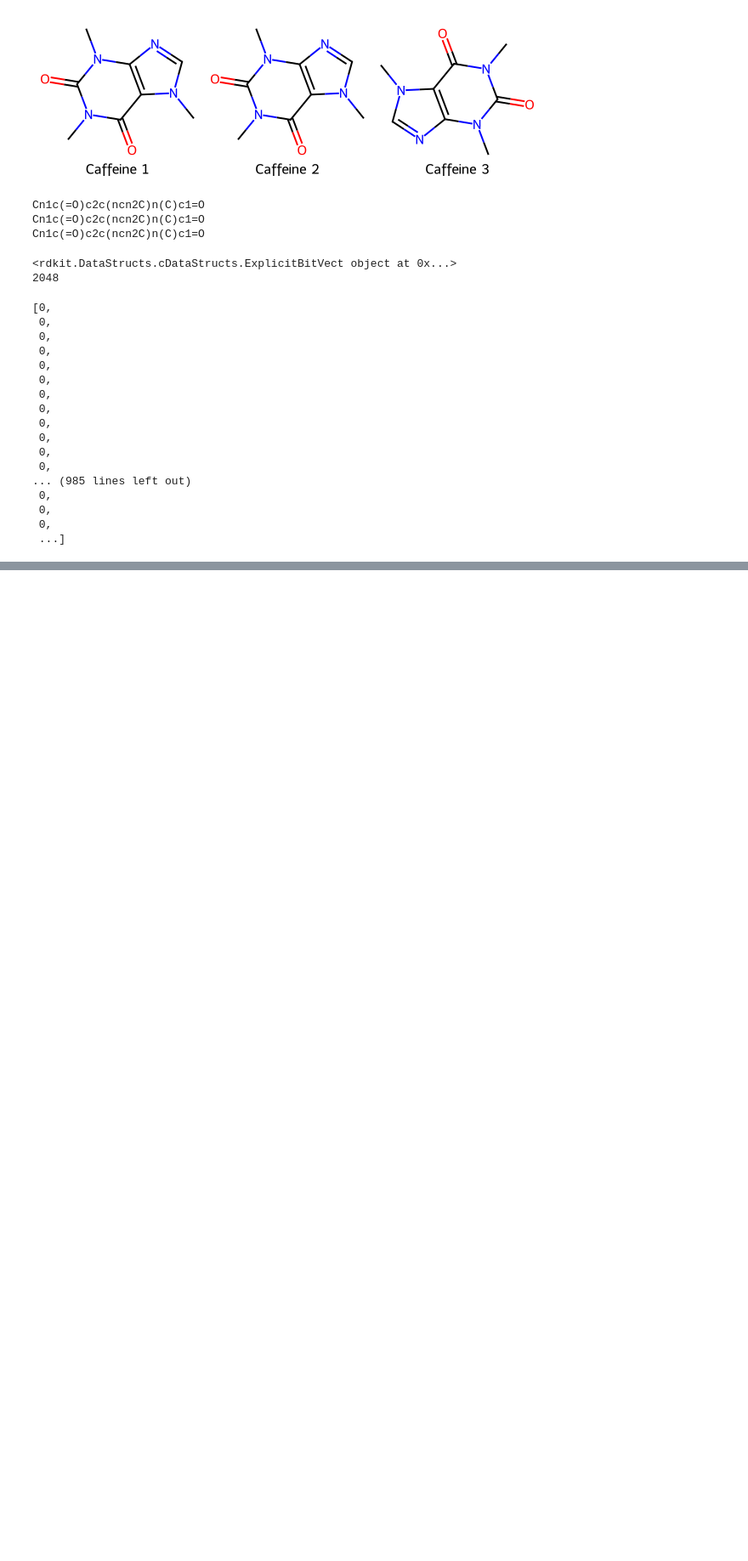
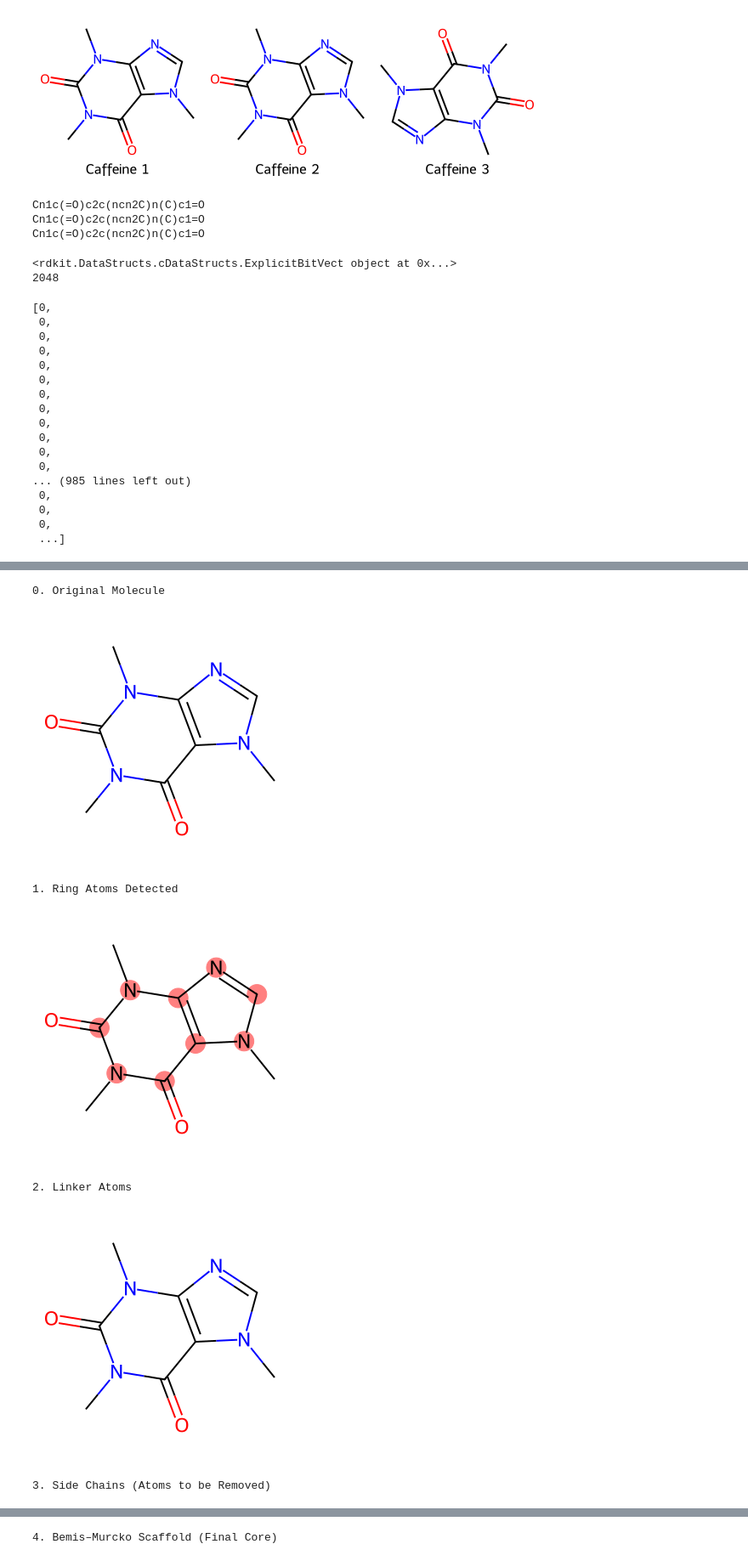
Before and after one commit to Accayo14/AI-for-Chemistry, a Jupyter notebook: Week_1/rdkit.ipynb, the cells around one changed output, grey strips where cells are left out. Shown: that part at 85% size. Drawn from its saved outputs; the diff is of its cells as text; code cells hidden in the pictures; blank space fills up the shorter version.

```diff
--- a/Week_1/rdkit.ipynb
+++ b/Week_1/rdkit.ipynb
@@ -213,0 +303,44 @@ caffiene_fp.ToList()
+# %%
+from rdkit import Chem
+from rdkit.Chem import Draw
+from rdkit.Chem.Scaffolds import MurckoScaffold
+
+mol = Chem.MolFromSmiles("Cn1cnc2n(C)c(=O)n(C)c(=O)c12")
+
+print("0. Original Molecule")
+display(Draw.MolToImage(mol))
+
+
+ring_info = mol.GetRingInfo()
+ring_atoms = set([a for ring in ring_info.AtomRings() for a in ring])
+
+print("\n1. Ring Atoms Detected")
+display(Draw.MolToImage(mol, highlightAtoms=list(ring_atoms)))
+
+linkers = set()
+for atom in mol.GetAtoms():
+    if atom.GetIdx() not in ring_atoms:
+        # Count how many neighbors are in rings
+        ring_neighbors = sum(1 for n in atom.GetNeighbors() if n.GetIdx() in ring_atoms)
+        if ring_neighbors >= 2:
+            linkers.add(atom.GetIdx())
+
+print("\n2. Linker Atoms")
+display(Draw.MolToImage(mol, highlightAtoms=list(linkers)))
+
+side_chains = set(a.GetIdx() for a in mol.GetAtoms()) - ring_atoms - linkers
+
+print("\n3. Side Chains (Atoms to be Removed)")
+display(Draw.MolToImage(mol, highlightAtoms=list(side_chains)))
+scaffold = MurckoScaffold.GetScaffoldForMol(mol)
+
+print("\n4. Bemis–Murcko Scaffold (Final Core)")
+display(Draw.MolToImage(scaffold))
+# %% [output]
+0. Original Molecule
+[figure, added]
+1. Ring Atoms Detected
+[figure, added]
+2. Linker Atoms
+[figure, added]
+3. Side Chains (Atoms to be Removed)
@@ -213,0 +348 @@ caffiene_fp.ToList()
+4. Bemis–Murcko Scaffold (Final Core)
```
Also changed, not shown: parts of 11 cells of this notebook.
